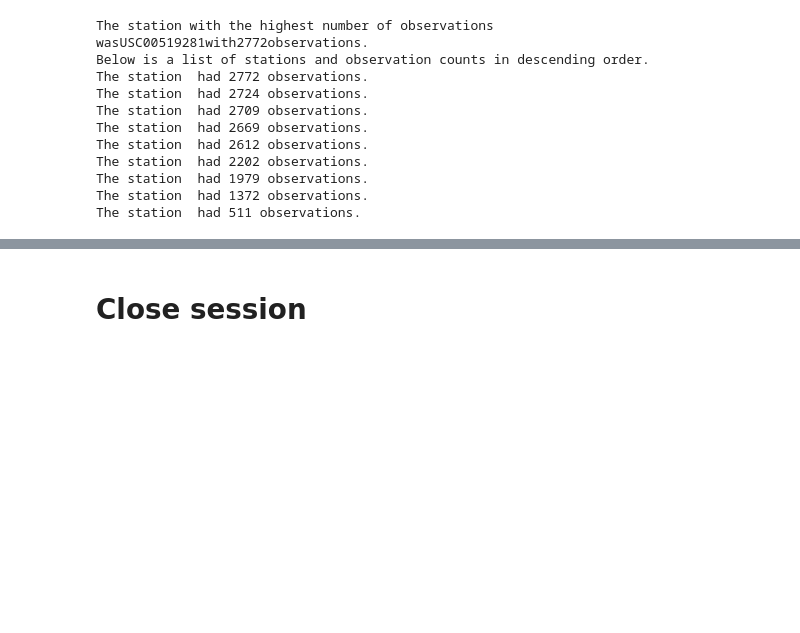
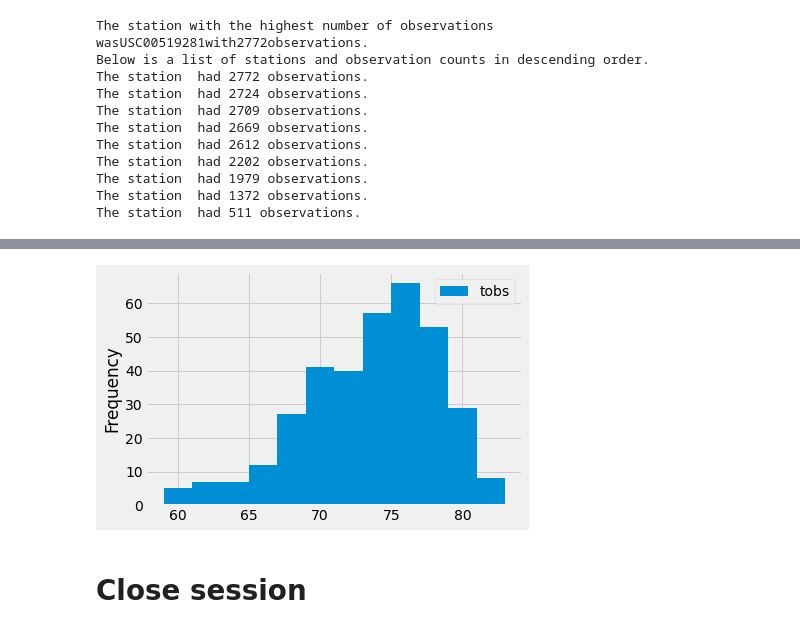
Before and after one commit to GE73-data/sqlalchemy_challenge, a Jupyter notebook: climate_starter.ipynb, the cells around one changed output, grey strips where cells are left out. Cells and saved outputs as stored; diff of their text form; code cells hidden in the pictures; blank space fills up the shorter version.

```diff
--- a/climate_starter.ipynb
+++ b/climate_starter.ipynb
@@ -40,8 +40,5 @@ session=Session(engine)
 # Exploratory Precipitation Analysis
 # %%
 # Find the most recent date in the data set.
-most_recent_date = session.query(Measurement.date).order_by(Measurement.date.desc()).first()
-most_recent_date_str = most_recent_date[0]
-most_recent_date = dt.datetime.strptime(most_recent_date_str, '%Y-%m-%d').date()
-# most_recent_date(Measurement.date).all()[-1][-1]
-# most_recent_date
+most_recent_date = session.query(Measurement.date).all()[-1][-1]
+most_recent_date
@@ -135,3 +137,12 @@ The station  had 511 observations.
 # %%
 # Using the most active station id
 # Query the last 12 months of temperature observation data for this station and plot the results as a histogram
+Most_Active_Station = Active_stations[0][0]
+
+results_data = session.query(Measurement.date, Measurement.tobs).\
+                             filter(Measurement.date >= last_twelve_months).\
+                             filter(Measurement.date <= most_recent_date).\
+                             filter(Measurement.station == Most_Active_Station).all()
+
+results_df = pd.DataFrame(results_data)
+results_df
@@ -138,3 +163,9 @@ The station  had 511 observations.
+# %%
+results_df.plot.hist(bins=12)
+plt.savefig("Station Analysis.png")
+plt.show()
+# %% [output]
+[figure, added]
 # %% [markdown]
 # Close session
 # %%
```
Also changed, not shown: parts of 9 cells of this notebook, 2 other files.
